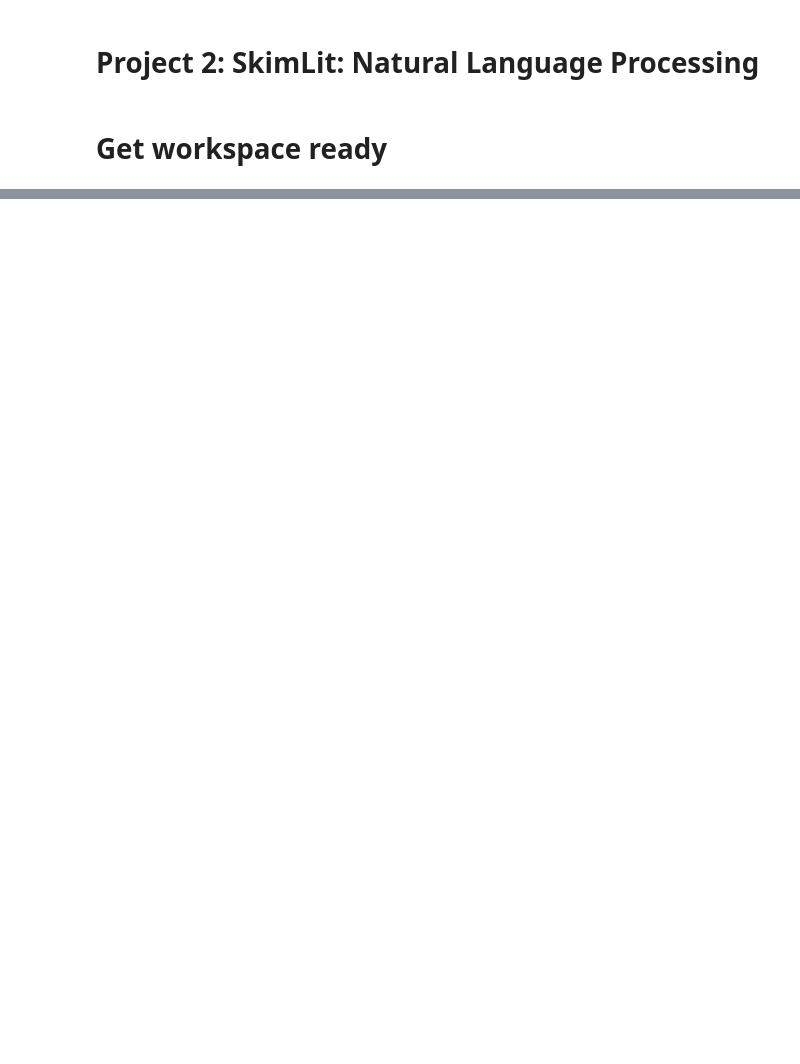
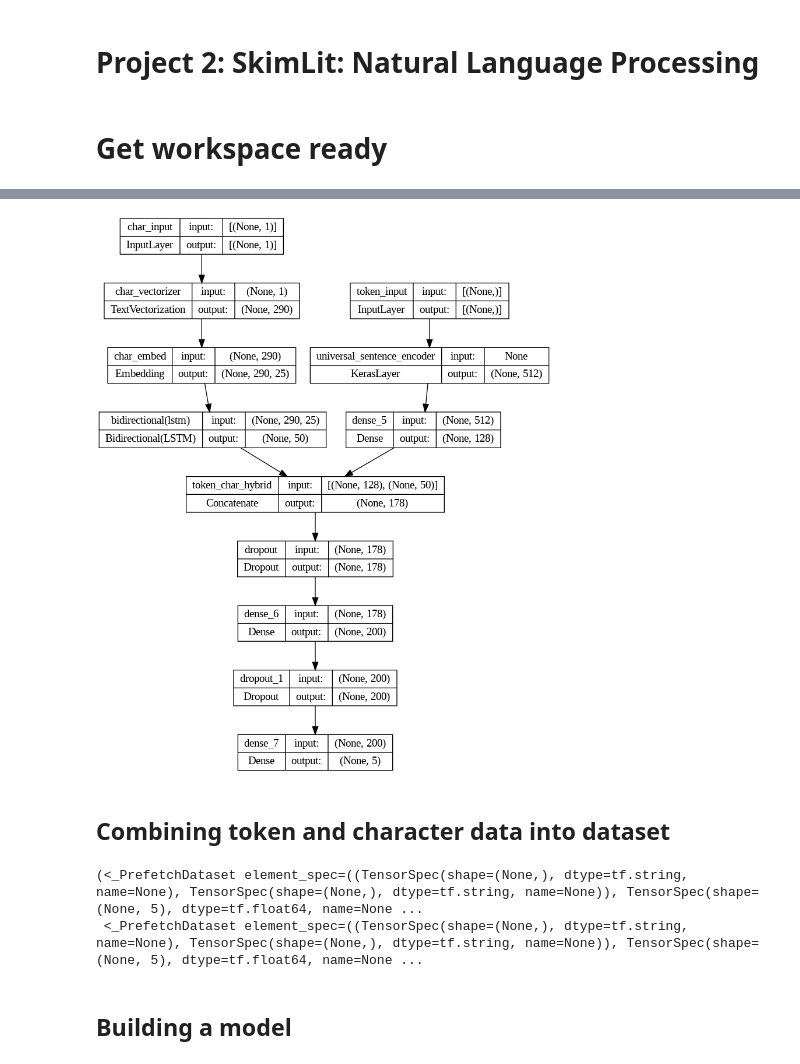
Before and after one commit to OCR-tech/project-MachineLearning, a Jupyter notebook: 2_SkimLit_Natural_Language_Processing/notebook.ipynb, the cells around one changed output, grey strips where cells are left out. Saved outputs shown, nothing was run; the diff lists cells and outputs as text; code cells hidden in the pictures; blank space fills up the shorter version.

```diff
--- a/2_SkimLit_Natural_Language_Processing/notebook.ipynb
+++ b/2_SkimLit_Natural_Language_Processing/notebook.ipynb
@@ -23,0 +687,7 @@ import sklearn
+# %%
+NUM_CHAR_TOKENS = len(alphabet) + 2
+char_vectorizer = TextVectorization(max_tokens=NUM_CHAR_TOKENS,
+                                    output_sequence_length=output_seq_char_len,
+                                    standardize="lower_and_strip_punctuation",
+                                    name="char_vectorizer")
+char_vectorizer.adapt(train_chars)
@@ -23,0 +730,7 @@ import sklearn
+# %%
+char_embed = layers.Embedding(input_dim=NUM_CHAR_TOKENS, output_dim=25, mask_zero=False, name="char_embed")
+
+print(f"Charified text (before vectorization and embedding):\n{random_train_chars}\n")
+char_embed_example = char_embed(char_vectorizer([random_train_chars]))
+print(f"Embedded chars (after vectorization and embedding):\n{char_embed_example}\n")
+print(f"Character embedding shape: {char_embed_example.shape}")
@@ -23,0 +853,20 @@ import sklearn
+# %%
+token_inputs = layers.Input(shape=[], dtype=tf.string, name="token_input")
+token_embeddings = tf_hub_embedding_layer(token_inputs)
+token_output = layers.Dense(128, activation="relu")(token_embeddings)
+token_model = tf.keras.Model(inputs=token_inputs, outputs=token_output)
+
+char_inputs = layers.Input(shape=(1,), dtype=tf.string, name="char_input")
+char_vectors = char_vectorizer(char_inputs)
+char_embeddings = char_embed(char_vectors)
+char_bi_lstm = layers.Bidirectional(layers.LSTM(25))(char_embeddings)
+char_model = tf.keras.Model(inputs=char_inputs, outputs=char_bi_lstm)
+
+token_char_concat = layers.Concatenate(name="token_char_hybrid")([token_model.output, char_model.output])
+
+combined_dropout = layers.Dropout(0.5)(token_char_concat)
+combined_dense = layers.Dense(200, activation="relu")(combined_dropout)
+final_dropout = layers.Dropout(0.5)(combined_dense)
+output_layer = layers.Dense(num_classes, activation="softmax")(final_dropout)
+
+model_4 = tf.keras.Model(inputs=[token_model.input, char_model.input], outputs=output_layer, name="model_4_token_and_char_embeddings")
@@ -23,0 +893,5 @@ import sklearn
+# %%
+from tensorflow.keras.utils import plot_model
+plot_model(model_4, show_shapes=True)
+# %% [output]
+[figure, added]
@@ -23,0 +900,2 @@ import sklearn
+# %% [markdown]
+## Combining token and character data into dataset
@@ -23,0 +912,7 @@ import sklearn
+# %%
+train_char_token_dataset, val_char_token_dataset
+# %% [output]
+(<_PrefetchDataset element_spec=((TensorSpec(shape=(None,), dtype=tf.string, name=None), TensorSpec(shape=(None,), dtype=tf.string, name=None)), TensorSpec(shape=(None, 5), dtype=tf.float64, name=None ...
+ <_PrefetchDataset element_spec=((TensorSpec(shape=(None,), dtype=tf.string, name=None), TensorSpec(shape=(None,), dtype=tf.string, name=None)), TensorSpec(shape=(None, 5), dtype=tf.float64, name=None ...
+# %% [markdown]
+## Building a model
```
Also changed, not shown: parts of 178 cells of this notebook, 2 other files.
